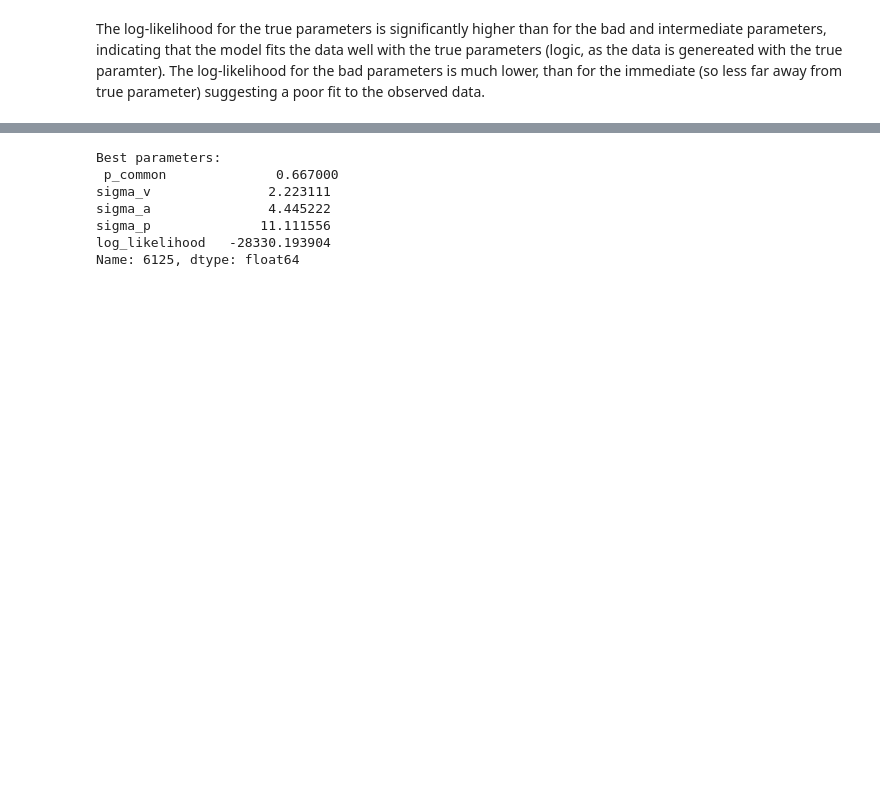
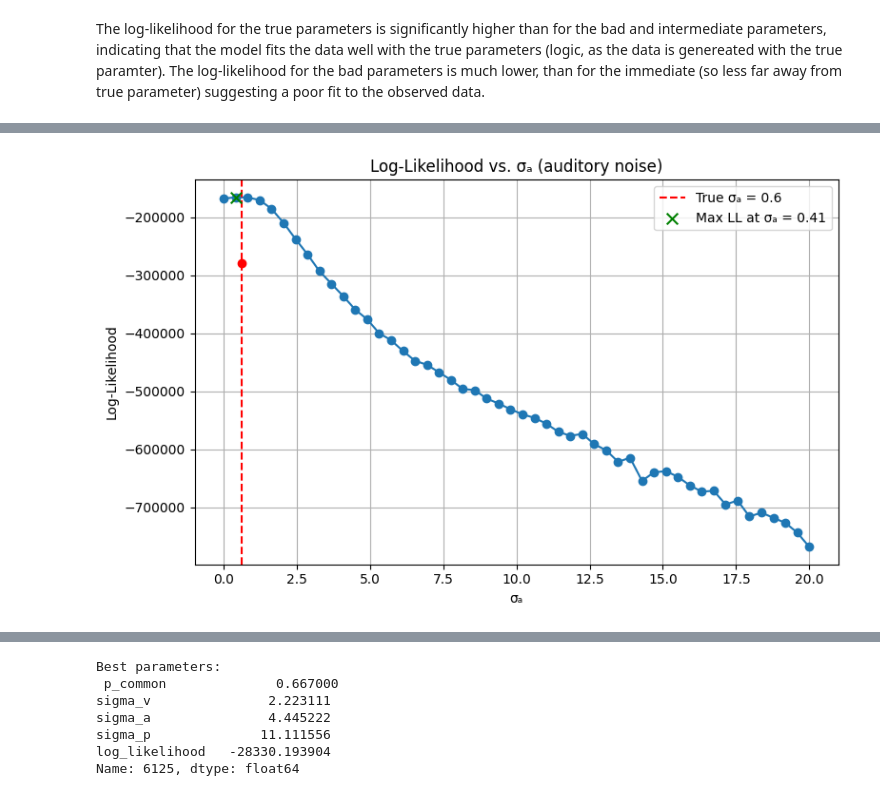
Before and after one commit to Anina2407/Causal-Inference-in-Multisensory-Perception, a Jupyter notebook: msi_anina.ipynb, the cells around one changed output, grey strips where cells are left out. Drawn from its saved outputs; the diff is of its cells as text; code cells hidden in the pictures; blank space fills up the shorter version.

```diff
--- a/msi_anina.ipynb
+++ b/msi_anina.ipynb
@@ -936,0 +957,38 @@ plt.show()
+# %%
+# Varied sigma_v while keeping others fixed
+sigma_v_values = np.linspace(0.001, 20, 50)  # 30 values from 0.1 to 20
+log_likelihoods = []
+true_sigma_v = 0.6
+p_common_fixed = 0.8
+sigma_a_fixed = 3.1
+sigma_p_fixed = 15
+mu_p_fixed = 0.0
+
+# Evaluate log-likelihood as a function of sigma_a
+for sigma_v in sigma_v_values:
+    ll = compute_loglikelihood(experimental_data,
+        p_common_fixed, sigma_v, sigma_a_fixed, sigma_p_fixed, mu_p_fixed
+    )
+    log_likelihoods.append(ll)
+ll_true = compute_loglikelihood(experimental_data,
+        p_common_fixed, true_sigma_a, sigma_a_fixed, sigma_p_fixed, mu_p_fixed)
+# Find max log-likelihood and corresponding sigma_a
+max_idx = np.argmax(log_likelihoods)
+max_sigma_v = sigma_v_values[max_idx]
+max_ll = log_likelihoods[max_idx]
+
+# Plot the result
+plt.figure(figsize=(8, 5))
+plt.plot(sigma_v_values, log_likelihoods, marker='o')
+plt.axvline(true_sigma_v, color="red", linestyle="--", label=f"True σₐ = {true_sigma_v}")
+plt.scatter([true_sigma_v], [ll_true], color="red", zorder=5)
+plt.scatter([max_sigma_v], [max_ll], color="green", marker='x', s=70, label=f"Max LL at σₐ = {max_sigma_v:.2f}", zorder=6)
+plt.title("Log-Likelihood vs. σₐ (auditory noise)")
+plt.xlabel("σₐ")
+plt.ylabel("Log-Likelihood")
+plt.grid(True)
+plt.legend()
+plt.tight_layout()
+plt.show()
+# %% [output]
+[figure, added]
```
Also changed, not shown: parts of 29 cells of this notebook.
